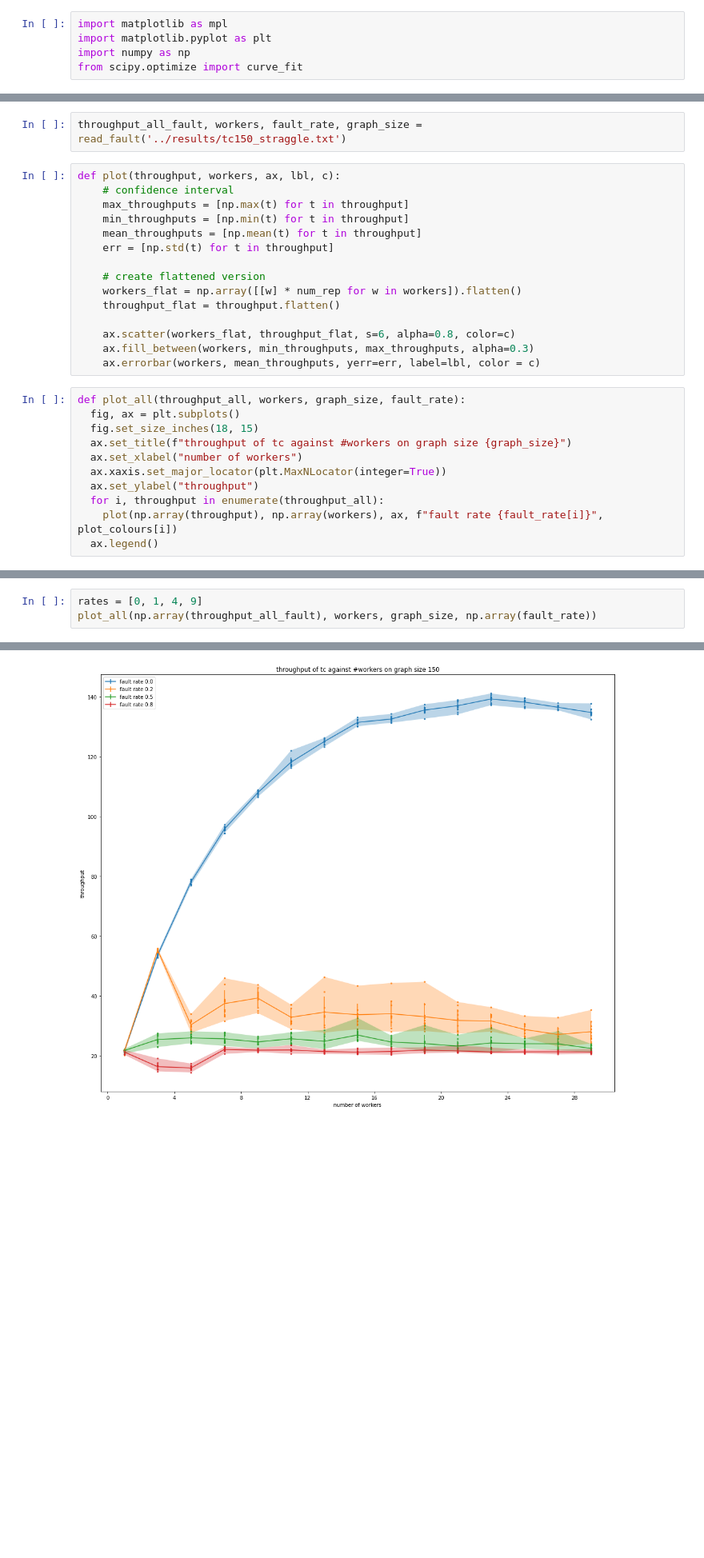
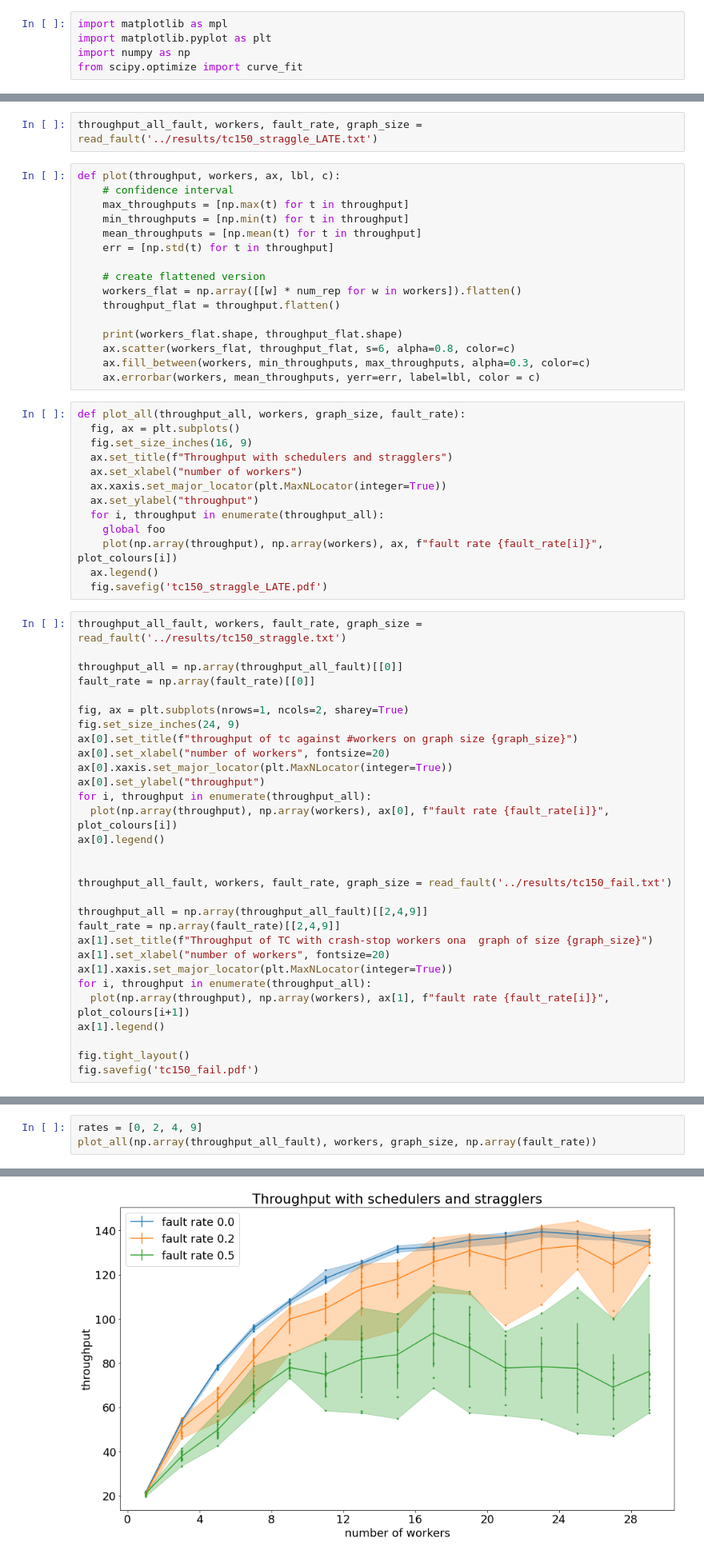
Before and after one commit to Vincent-lau/erlog, a Jupyter notebook: apps/bench/src/plot.ipynb, the cells around one changed output, grey strips where cells are left out. Shown: that part at 80% size. Drawn from its saved outputs; the diff is of its cells as text; blank space fills up the shorter version.

Commit message:
chore:graph label fix

```diff
--- a/apps/bench/src/plot.ipynb
+++ b/apps/bench/src/plot.ipynb
@@ -42,7 +48,7 @@ def read_fault(file_name):
                 times.append(data[0: -1])
     return (throughput_all_fault, workers, fault_rate, graph_size)
 # %%
-throughput_all_fault, workers, fault_rate, graph_size = read_fault('../results/tc150_straggle.txt')
+throughput_all_fault, workers, fault_rate, graph_size = read_fault('../results/tc150_straggle_LATE.txt')
 # %%
 def plot(throughput, workers, ax, lbl, c):
     # confidence interval
@@ -55,17 +61,50 @@ def plot(throughput, workers, ax, lbl, c):
     workers_flat = np.array([[w] * num_rep for w in workers]).flatten()
     throughput_flat = throughput.flatten()
 
+    print(workers_flat.shape, throughput_flat.shape)
     ax.scatter(workers_flat, throughput_flat, s=6, alpha=0.8, color=c)
-    ax.fill_between(workers, min_throughputs, max_throughputs, alpha=0.3)
+    ax.fill_between(workers, min_throughputs, max_throughputs, alpha=0.3, color=c)
     ax.errorbar(workers, mean_throughputs, yerr=err, label=lbl, color = c)
 # %%
 def plot_all(throughput_all, workers, graph_size, fault_rate):
   fig, ax = plt.subplots()
-  fig.set_size_inches(18, 15)
-  ax.set_title(f"throughput of tc against #workers on graph size {graph_size}")
+  fig.set_size_inches(16, 9)
+  ax.set_title(f"Throughput with schedulers and stragglers")
   ax.set_xlabel("number of workers")
   ax.xaxis.set_major_locator(plt.MaxNLocator(integer=True))
   ax.set_ylabel("throughput")
   for i, throughput in enumerate(throughput_all):
+    global foo
     plot(np.array(throughput), np.array(workers), ax, f"fault rate {fault_rate[i]}", plot_colours[i])
   ax.legend()
+  fig.savefig('tc150_straggle_LATE.pdf')
+# %%
+throughput_all_fault, workers, fault_rate, graph_size = read_fault('../results/tc150_straggle.txt')
+
+throughput_all = np.array(throughput_all_fault)[[0]]
+fault_rate = np.array(fault_rate)[[0]]
+
+fig, ax = plt.subplots(nrows=1, ncols=2, sharey=True)
+fig.set_size_inches(24, 9)
+ax[0].set_title(f"throughput of tc against #workers on graph size {graph_size}")
+ax[0].set_xlabel("number of workers", fontsize=20)
+ax[0].xaxis.set_major_locator(plt.MaxNLocator(integer=True))
+ax[0].set_ylabel("throughput")
+for i, throughput in enumerate(throughput_all):
+  plot(np.array(throughput), np.array(workers), ax[0], f"fault rate {fault_rate[i]}", plot_colours[i])
+ax[0].legend()
+
+
+throughput_all_fault, workers, fault_rate, graph_size = read_fault('../results/tc150_fail.txt')
+
+throughput_all = np.array(throughput_all_fault)[[2,4,9]]
+fault_rate = np.array(fault_rate)[[2,4,9]]
+ax[1].set_title(f"Throughput of TC with crash-stop workers ona  graph of size {graph_size}")
+ax[1].set_xlabel("number of workers", fontsize=20)
+ax[1].xaxis.set_major_locator(plt.MaxNLocator(integer=True))
+for i, throughput in enumerate(throughput_all):
+  plot(np.array(throughput), np.array(workers), ax[1], f"fault rate {fault_rate[i]}", plot_colours[i+1])
+ax[1].legend()
+
+fig.tight_layout()
+fig.savefig('tc150_fail.pdf')
@@ -72,4 +117,4 @@ def plot_all(throughput_all, workers, graph_size, fault_rate):
 # %%
-rates = [0, 1, 4, 9]
+rates = [0, 2, 4, 9]
 plot_all(np.array(throughput_all_fault), workers, graph_size, np.array(fault_rate))
 # %% [output]
@@ -76,4 +124,4 @@ plot_all(np.array(throughput_all_fault), workers, graph_size, np.array(fault_rat
-[figure, old version]
+[figure, new version]
 # %%
 def read_data2(file_name):
     workers = []
```
Also changed, not shown: parts of 10 cells of this notebook.
